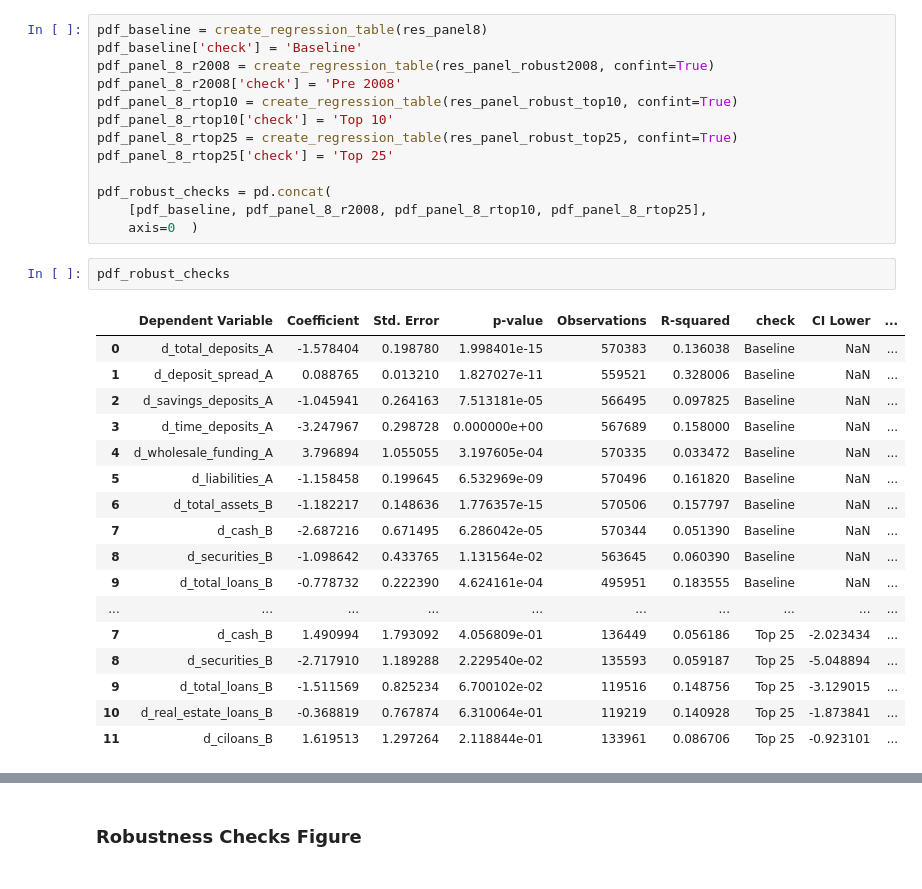
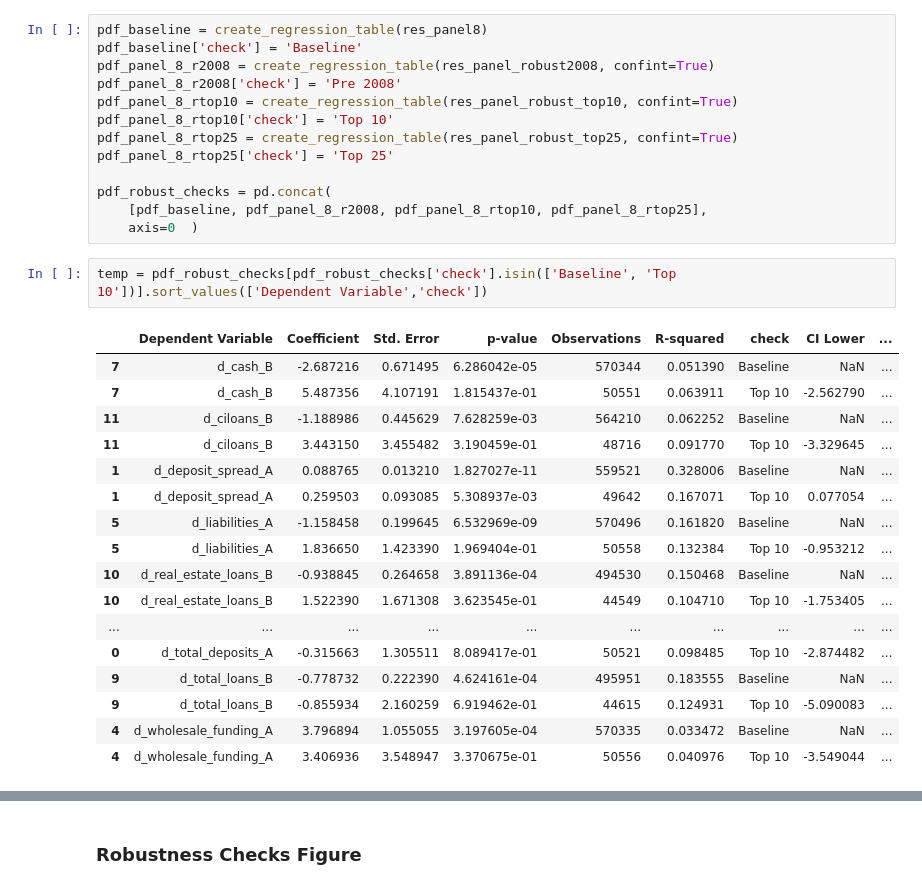
Before and after one commit to pamaths/financial_econometrics_II, a Jupyter notebook: notebooks/fe2_problem1.ipynb, the cells around one changed output, grey strips where cells are left out. Cells and saved outputs as stored; diff of their text form.

```diff
--- a/notebooks/fe2_problem1.ipynb
+++ b/notebooks/fe2_problem1.ipynb
@@ -1066,22 +1073,22 @@ pdf_robust_checks = pd.concat(
     [pdf_baseline, pdf_panel_8_r2008, pdf_panel_8_rtop10, pdf_panel_8_rtop25],
     axis=0  )
 # %%
-pdf_robust_checks
+temp = pdf_robust_checks[pdf_robust_checks['check'].isin(['Baseline', 'Top 10'])].sort_values(['Dependent Variable','check'])
 # %% [output]
 |  | Dependent Variable | Coefficient | Std. Error | p-value | Observations | R-squared | check | CI Lower | ... |
-| 0 | d_total_deposits_A | -1.578404 | 0.198780 | 1.998401e-15 | 570383 | 0.136038 | Baseline | NaN | ... |
+| 7 | d_cash_B | -2.687216 | 0.671495 | 6.286042e-05 | 570344 | 0.051390 | Baseline | NaN | ... |
+| 7 | d_cash_B | 5.487356 | 4.107191 | 1.815437e-01 | 50551 | 0.063911 | Top 10 | -2.562790 | ... |
+| 11 | d_ciloans_B | -1.188986 | 0.445629 | 7.628259e-03 | 564210 | 0.062252 | Baseline | NaN | ... |
+| 11 | d_ciloans_B | 3.443150 | 3.455482 | 3.190459e-01 | 48716 | 0.091770 | Top 10 | -3.329645 | ... |
 | 1 | d_deposit_spread_A | 0.088765 | 0.013210 | 1.827027e-11 | 559521 | 0.328006 | Baseline | NaN | ... |
-| 2 | d_savings_deposits_A | -1.045941 | 0.264163 | 7.513181e-05 | 566495 | 0.097825 | Baseline | NaN | ... |
-| 3 | d_time_deposits_A | -3.247967 | 0.298728 | 0.000000e+00 | 567689 | 0.158000 | Baseline | NaN | ... |
+| 1 | d_deposit_spread_A | 0.259503 | 0.093085 | 5.308937e-03 | 49642 | 0.167071 | Top 10 | 0.077054 | ... |
+| 5 | d_liabilities_A | -1.158458 | 0.199645 | 6.532969e-09 | 570496 | 0.161820 | Baseline | NaN | ... |
+| 5 | d_liabilities_A | 1.836650 | 1.423390 | 1.969404e-01 | 50558 | 0.132384 | Top 10 | -0.953212 | ... |
+| 10 | d_real_estate_loans_B | -0.938845 | 0.264658 | 3.891136e-04 | 494530 | 0.150468 | Baseline | NaN | ... |
+| 10 | d_real_estate_loans_B | 1.522390 | 1.671308 | 3.623545e-01 | 44549 | 0.104710 | Top 10 | -1.753405 | ... |
+| ... | ... | ... | ... | ... | ... | ... | ... | ... | ... |
+| 0 | d_total_deposits_A | -0.315663 | 1.305511 | 8.089417e-01 | 50521 | 0.098485 | Top 10 | -2.874482 | ... |
+| 9 | d_total_loans_B | -0.778732 | 0.222390 | 4.624161e-04 | 495951 | 0.183555 | Baseline | NaN | ... |
+| 9 | d_total_loans_B | -0.855934 | 2.160259 | 6.919462e-01 | 44615 | 0.124931 | Top 10 | -5.090083 | ... |
 | 4 | d_wholesale_funding_A | 3.796894 | 1.055055 | 3.197605e-04 | 570335 | 0.033472 | Baseline | NaN | ... |
-| 5 | d_liabilities_A | -1.158458 | 0.199645 | 6.532969e-09 | 570496 | 0.161820 | Baseline | NaN | ... |
-| 6 | d_total_assets_B | -1.182217 | 0.148636 | 1.776357e-15 | 570506 | 0.157797 | Baseline | NaN | ... |
-| 7 | d_cash_B | -2.687216 | 0.671495 | 6.286042e-05 | 570344 | 0.051390 | Baseline | NaN | ... |
-| 8 | d_securities_B | -1.098642 | 0.433765 | 1.131564e-02 | 563645 | 0.060390 | Baseline | NaN | ... |
-| 9 | d_total_loans_B | -0.778732 | 0.222390 | 4.624161e-04 | 495951 | 0.183555 | Baseline | NaN | ... |
-| ... | ... | ... | ... | ... | ... | ... | ... | ... | ... |
-| 7 | d_cash_B | 1.490994 | 1.793092 | 4.056809e-01 | 136449 | 0.056186 | Top 25 | -2.023434 | ... |
-| 8 | d_securities_B | -2.717910 | 1.189288 | 2.229540e-02 | 135593 | 0.059187 | Top 25 | -5.048894 | ... |
-| 9 | d_total_loans_B | -1.511569 | 0.825234 | 6.700102e-02 | 119516 | 0.148756 | Top 25 | -3.129015 | ... |
-| 10 | d_real_estate_loans_B | -0.368819 | 0.767874 | 6.310064e-01 | 119219 | 0.140928 | Top 25 | -1.873841 | ... |
-| 11 | d_ciloans_B | 1.619513 | 1.297264 | 2.118844e-01 | 133961 | 0.086706 | Top 25 | -0.923101 | ... |
+| 4 | d_wholesale_funding_A | 3.406936 | 3.548947 | 3.370675e-01 | 50556 | 0.040976 | Top 10 | -3.549044 | ... |
```
Also changed, not shown: parts of 14 cells of this notebook.
